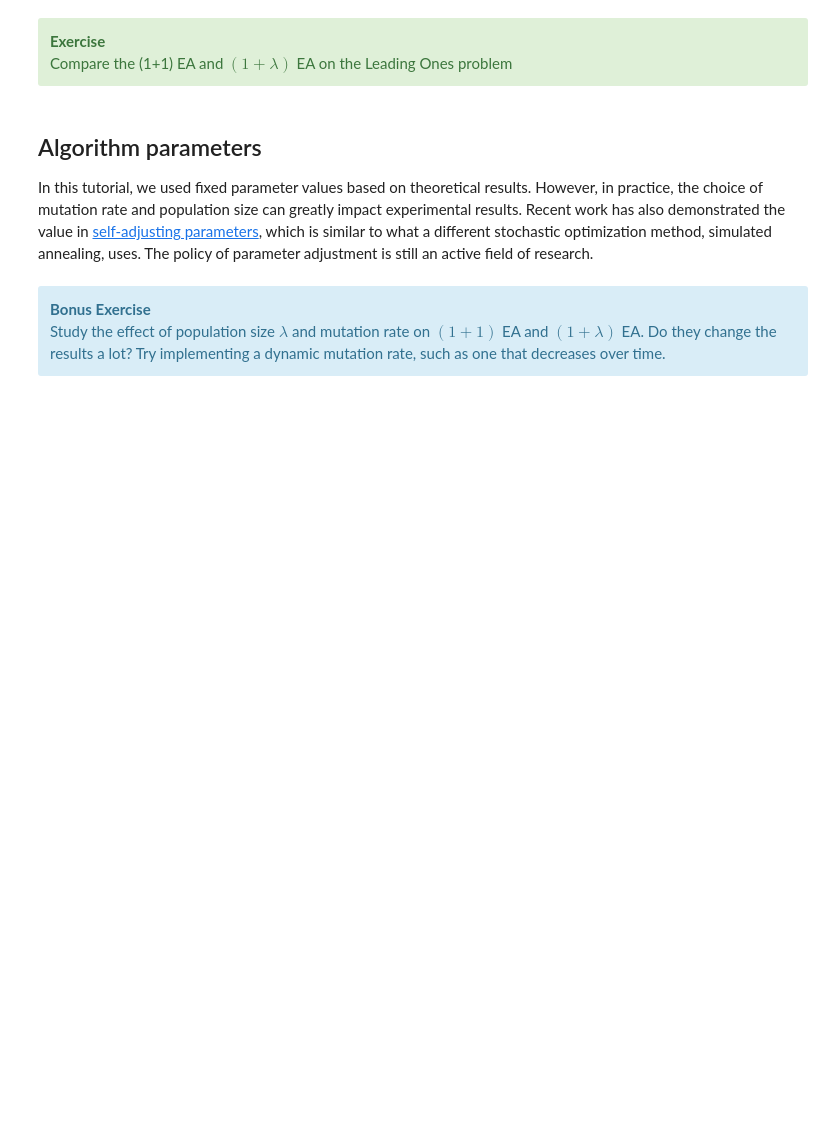
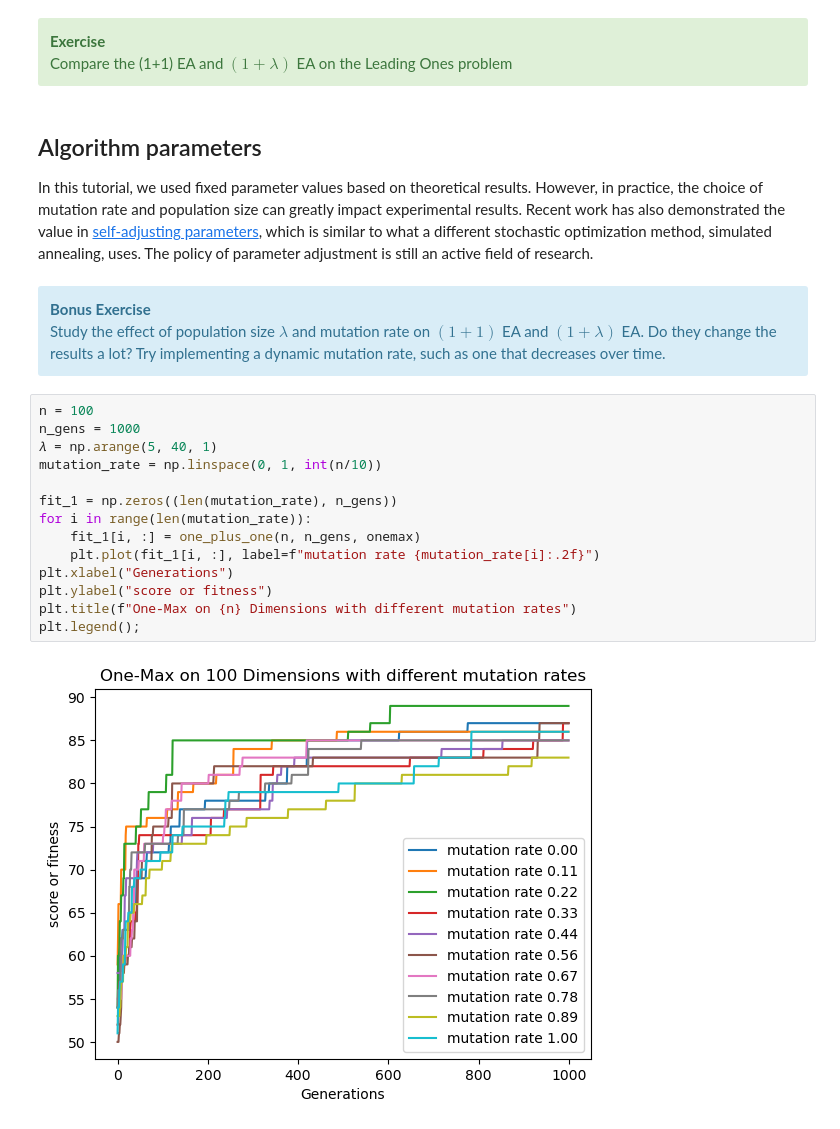
Before and after one commit to matteovacher/evolution_elective, a Jupyter notebook: introduction/evolutionary_algorithms.ipynb, the cells around one changed output. Saved outputs shown, nothing was run; the diff lists cells and outputs as text; blank space fills up the shorter version.

```diff
--- a/introduction/evolutionary_algorithms.ipynb
+++ b/introduction/evolutionary_algorithms.ipynb
@@ -299,3 +394,19 @@ In this tutorial, we used fixed parameter values based on theoretical results. H
     Study the effect of population size $\lambda$ and mutation rate on $(1+1)$ EA and $(1+\lambda)$ EA. Do they change the results a lot? Try implementing a dynamic mutation rate, such as one that decreases over time.
     <br/>
 </div>
+# %%
+n = 100
+n_gens = 1000
+𝜆 = np.arange(5, 40, 1)
+mutation_rate = np.linspace(0, 1, int(n/10))
+
+fit_1 = np.zeros((len(mutation_rate), n_gens))
+for i in range(len(mutation_rate)):
+    fit_1[i, :] = one_plus_one(n, n_gens, onemax)
+    plt.plot(fit_1[i, :], label=f"mutation rate {mutation_rate[i]:.2f}")
+plt.xlabel("Generations")
+plt.ylabel("score or fitness")
+plt.title(f"One-Max on {n} Dimensions with different mutation rates")
+plt.legend();
+# %% [output]
+[figure, added]
```
Also changed, not shown: parts of 20 cells of this notebook.
